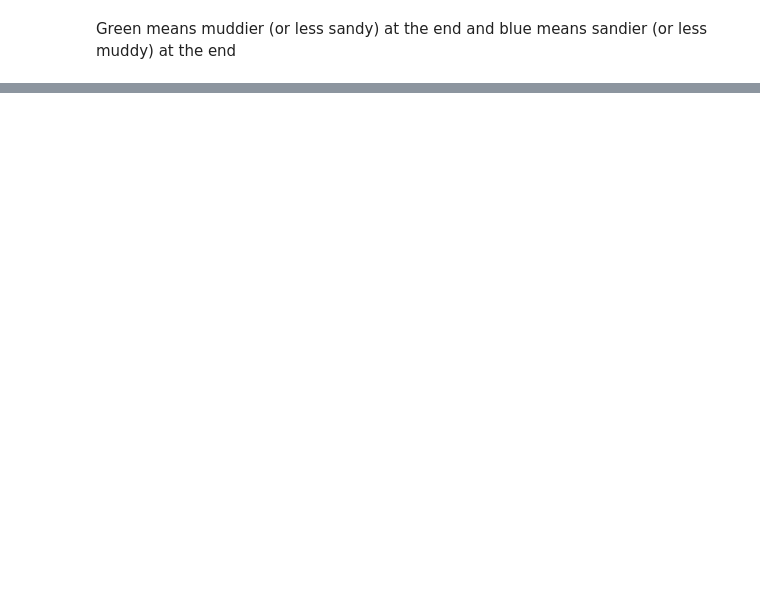
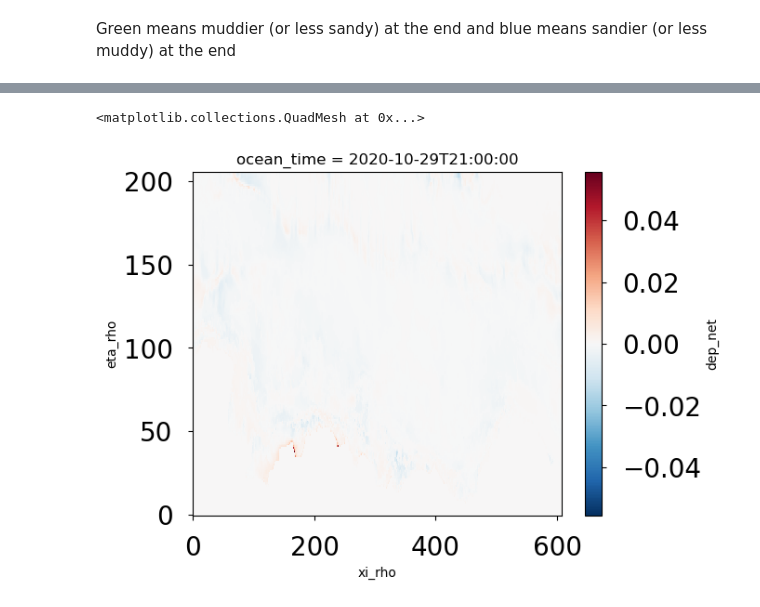
Before and after one commit to bundzis/Beaufort_ROMS_ssc_comp, a Jupyter notebook: Analysis/plot_end_comp_river_muds.ipynb, the cells around one changed output, grey strips where cells are left out. Cells and saved outputs as stored; diff of their text form; code cells hidden in the pictures; blank space fills up the shorter version.

```diff
--- a/Analysis/plot_end_comp_river_muds.ipynb
+++ b/Analysis/plot_end_comp_river_muds.ipynb
@@ -1058,0 +1089,4 @@ print((no_inf2_end[0,100,300]-no_inf2_start[0,0,100,300]))
+# %%
+# Load in all of the model output
+# Unaggregated (to start)
+model_output_unag = xr.open_mfdataset('/pl/active/moriarty_lab/BriannaU/Paper2/Model_Output/Unaggregated/dbsed0001_10rivs_unaggregated/ocean_his_beaufort_rivers_10rivs_13seabed_unaggregated_dbsed0001_*.nc')
@@ -1058,0 +1152,3 @@ print((no_inf2_end[0,100,300]-no_inf2_start[0,0,100,300]))
+# %%
+# Calculate net deposition/erosion and plot it
+net_erosion = np.cumsum(model_output_unag.dep_net, axis=(0))
@@ -1058,0 +1207,6 @@ print((no_inf2_end[0,100,300]-no_inf2_start[0,0,100,300]))
+# %%
+# Plot this
+net_erosion[725,:,:].plot()
+# %% [output]
+<matplotlib.collections.QuadMesh at 0x...>
+[figure, added]
```
Also changed, not shown: parts of 27 cells of this notebook.
